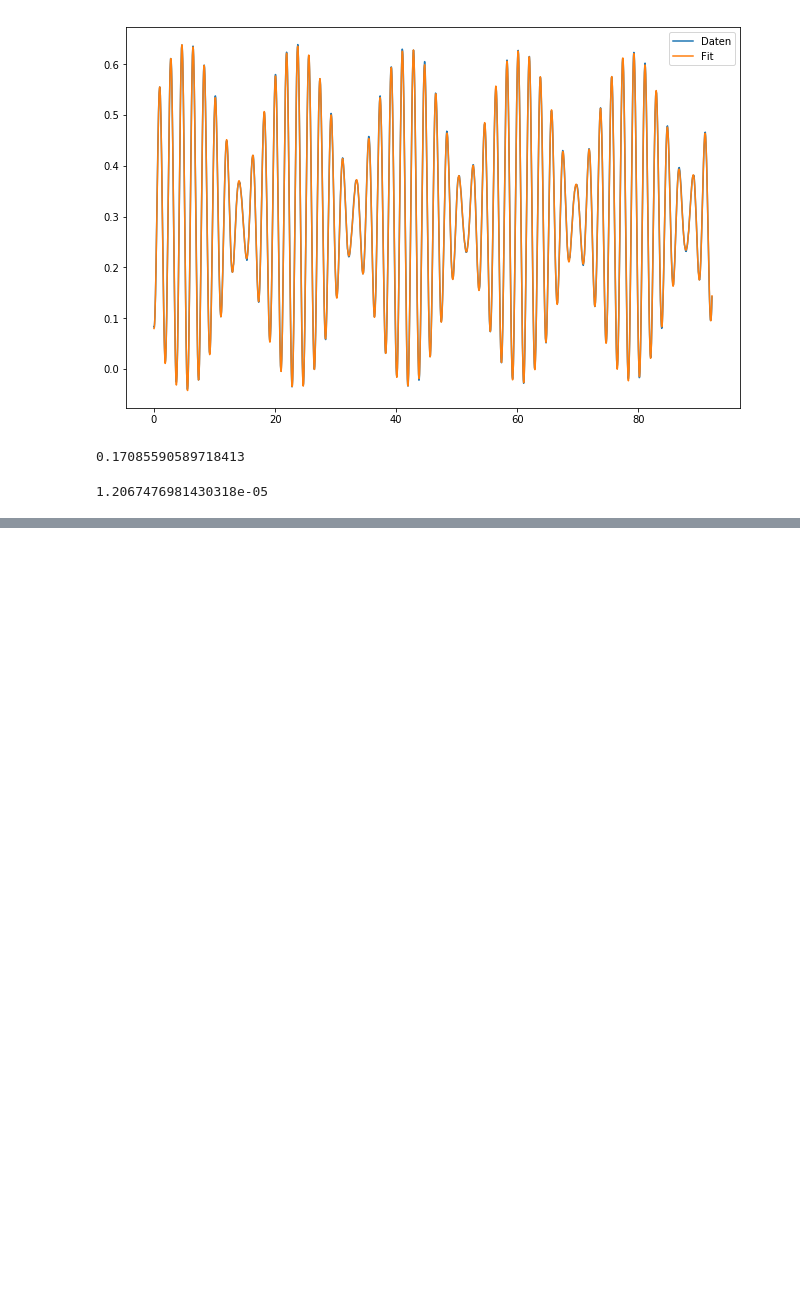
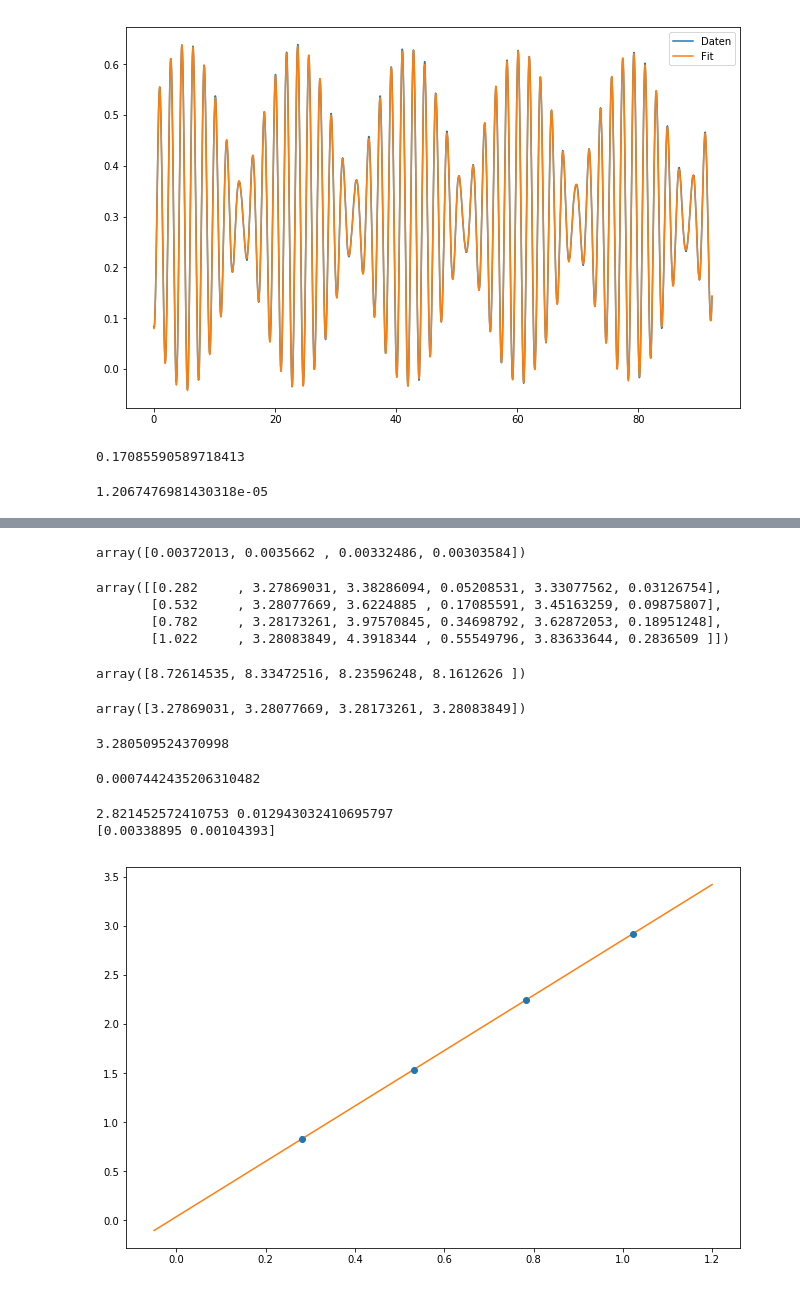
Before and after one commit to ces42/praktikum1, a Jupyter notebook: PEN/Daten/Auswertung2.ipynb, the cells around one changed output, grey strips where cells are left out. Saved outputs shown, nothing was run; the diff lists cells and outputs as text; code cells hidden in the pictures; blank space fills up the shorter version.

```diff
--- a/PEN/Daten/Auswertung2.ipynb
+++ b/PEN/Daten/Auswertung2.ipynb
@@ -26,9 +37,9 @@ for i in range(1, 4+1):
 
 vals = list(zip(tt, xx1, xx2, TT))
 # %%
-# wir werten die Schwebung für das dritte Loch aus
-# ändert man die 3 kann man die anderen Schwebungen auswerten
-t, x1, x2, TT = vals[2 - 1]
+# wir werten die Schwebung für das Loch N aus
+N = 2
+t, x1, x2, TT = vals[N - 1]
 # %%
 print(2*pi/t[-1])
 # %% [output]
@@ -215,0 +234,2 @@ sqrt([.5, -.5] @ pcov[0:2, 0:2] @ [.5, -.5])
+# %%
+r = array([0.282, 0.532, 0.782, 1.022])
@@ -215,0 +238,5 @@ sqrt([.5, -.5] @ pcov[0:2, 0:2] @ [.5, -.5])
+# %%
+err_K = 2 * 4*(wgeg*wgl**2 + wgeg**2 * wgl)/(wgeg**2 + wgl**2)**2 * 0.0031
+err_K
+# %% [output]
+array([0.00372013, 0.0035662 , 0.00332486, 0.00303584])
@@ -215,0 +246,31 @@ sqrt([.5, -.5] @ pcov[0:2, 0:2] @ [.5, -.5])
+# %%
+transpose([r, wgl, wgeg, .5*(wgeg-wgl), .5*(wgeg+wgl), K])
+# %% [output]
+array([[0.282     , 3.27869031, 3.38286094, 0.05208531, 3.33077562, 0.03126754],
+       [0.532     , 3.28077669, 3.6224885 , 0.17085591, 3.45163259, 0.09875807],
+       [0.782     , 3.28173261, 3.97570845, 0.34698792, 3.62872053, 0.18951248],
+       [1.022     , 3.28083849, 4.3918344 , 0.55549796, 3.83633644, 0.2836509 ]])
+# %%
+(wgeg**2 - wgl**2) / r**2
+# %% [output]
+array([8.72614535, 8.33472516, 8.23596248, 8.1612626 ])
+# %%
+wgl
+mean(wgl)
+std(wgl, ddof=1) / sqrt(3)
+# %% [output]
+array([3.27869031, 3.28077669, 3.28173261, 3.28083849])
+3.280509524370998
+0.0007442435206310482
+# %%
+_ = plt.errorbar(r, sqrt(wgeg**2 - wgl**2), yerr=0.0031*sqrt(2*(wgeg**2 + wgl**2) / (wgeg**2 - wgl**2)), fmt='o')
+[m, x0], pcov = scipy.optimize.curve_fit(lambda x, m, x0: m*(x + x0), r, sqrt(wgeg**2 - wgl**2),
+                                     sigma=0.0031*sqrt(2*(wgeg**2 + wgl**2) / (wgeg**2 - wgl**2)))
+print(m, x0)
+print(sqrt(diag(pcov)))
+x = linspace(-0.05, 1.2)
+_ = plt.plot(x, m*(x + t/m))
+# %% [output]
+2.821452572410753 0.012943032410695797
+[0.00338895 0.00104393]
+[figure, added]
```
Also changed, not shown: parts of 6 cells of this notebook.
